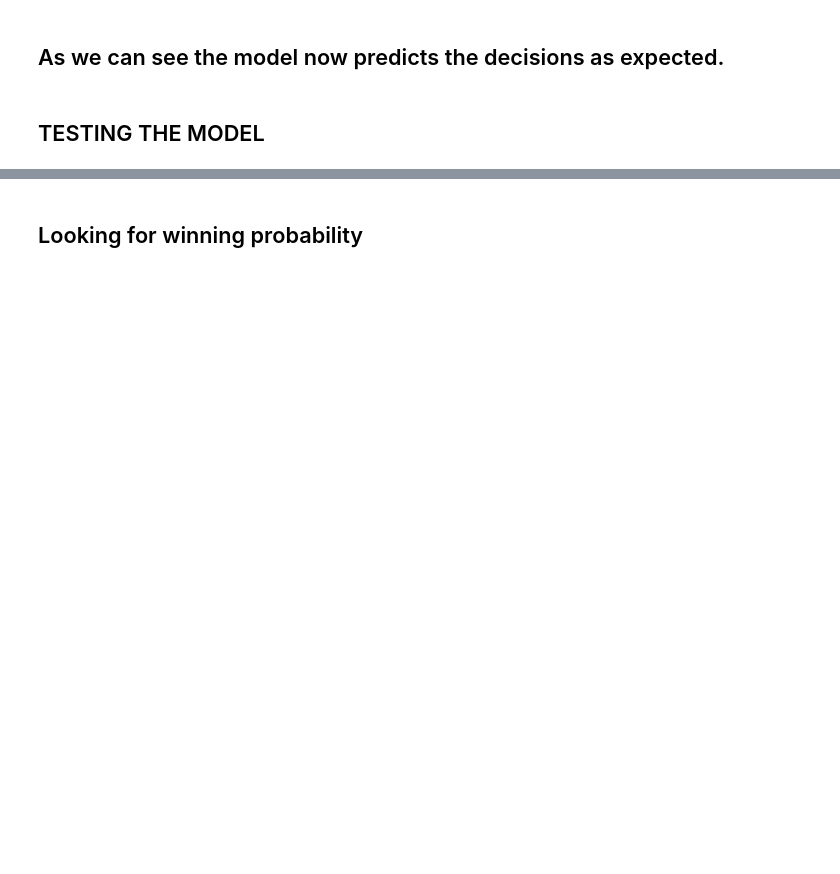
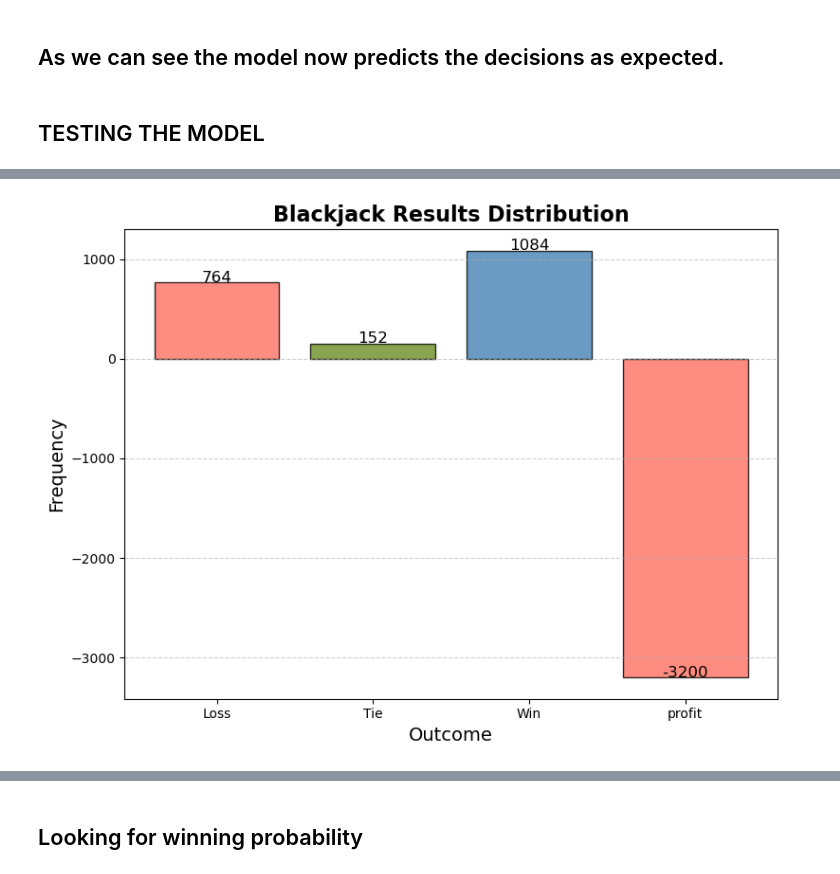
Before and after one commit to KirillMitjurin/DA6_project, a Jupyter notebook: BlackJack.ipynb, the cells around one changed output, grey strips where cells are left out. Saved outputs shown, nothing was run; the diff lists cells and outputs as text; code cells hidden in the pictures; blank space fills up the shorter version.

```diff
--- a/BlackJack.ipynb
+++ b/BlackJack.ipynb
@@ -108,28 +157,30 @@ Model accuracy: 1.00
 # %%
-def predict_take_card(ply2cardsum, dealer_card, clf, feature_names):
+def predict_action(ply2cardsum, card1, card2, dealer_card, clf, feature_names):
     """
-    Predict whether to take a card (1) or not (0) based on the ply2cardsum and dealer's visible card.
+    Predict the action (take card, double, or split) based on player's hand sum and dealer's visible card.
 
     Args:
-    - ply2cardsum (int): The sum of the first two player's cards.
+    - ply2cardsum (int): Sum of the player's first two cards.
     - dealer_card (int): The dealer's visible card.
     - clf (RandomForestClassifier): The trained Random Forest model.
     - feature_names (list): List of feature names used during training.
 
     Returns:
-    - int: 1 if the model suggests taking a card, 0 otherwise.
+    - int: Predicted action (0 or 1).
     """
-    # Create a DataFrame for the input scenario with default values for all features
+    # Create a DataFrame for input with default values for all features
     input_data = pd.DataFrame(columns=feature_names)
     input_data.loc[0] = 0  # Initialize all features to 0
 
     # Set the relevant features
     input_data['ply2cardsum'] = ply2cardsum
     input_data['dealcard1'] = dealer_card
+    input_data['card1'] = card1
+    input_data['card2'] = card2
 
     # Ensure all features are present in the correct order
     input_data = input_data[feature_names]
 
-    # Predict the action
+    # Predict the action (take card, double, or split)
     prediction = clf.predict(input_data)[0]
     return prediction
@@ -400,0 +550,6 @@ plt.hist(results)
+# %%
+result = []
+for _ in range(10):
+    game = simulate_200_games()
+    result.append(game)
+print(result)
@@ -400,0 +574,33 @@ plt.hist(results)
+# %%
+# Map results to categories
+categories = ['Loss', 'Tie', 'Win', 'profit']
+wins = 0
+ties = 0
+losses = 0
+profit = 0
+for i in result:
+    wins += i[0]
+    ties += i[1]
+    losses += i[2]
+    profit += i[3]
+data = [wins, ties, losses, profit]
+
+# Plot the histogram
+plt.figure(figsize=(8, 6))
+plt.bar(categories, data, color=['#FF6F61', '#6B8E23', '#4682B4'], alpha=0.8, edgecolor='black')
+
+# Add labels and title
+plt.title('Blackjack Results Distribution', fontsize=16, fontweight='bold')
+plt.xlabel('Outcome', fontsize=14)
+plt.ylabel('Frequency', fontsize=14)
+plt.grid(axis='y', linestyle='--', alpha=0.6)
+
+# Add value annotations on the bars
+for i, count in enumerate(data):
+    plt.text(i, count + 5, str(count), ha='center', fontsize=12, color='black')
+
+# Show the plot
+plt.tight_layout()
+plt.show()
+# %% [output]
+[figure, added]
```
Also changed, not shown: parts of 41 cells of this notebook.
